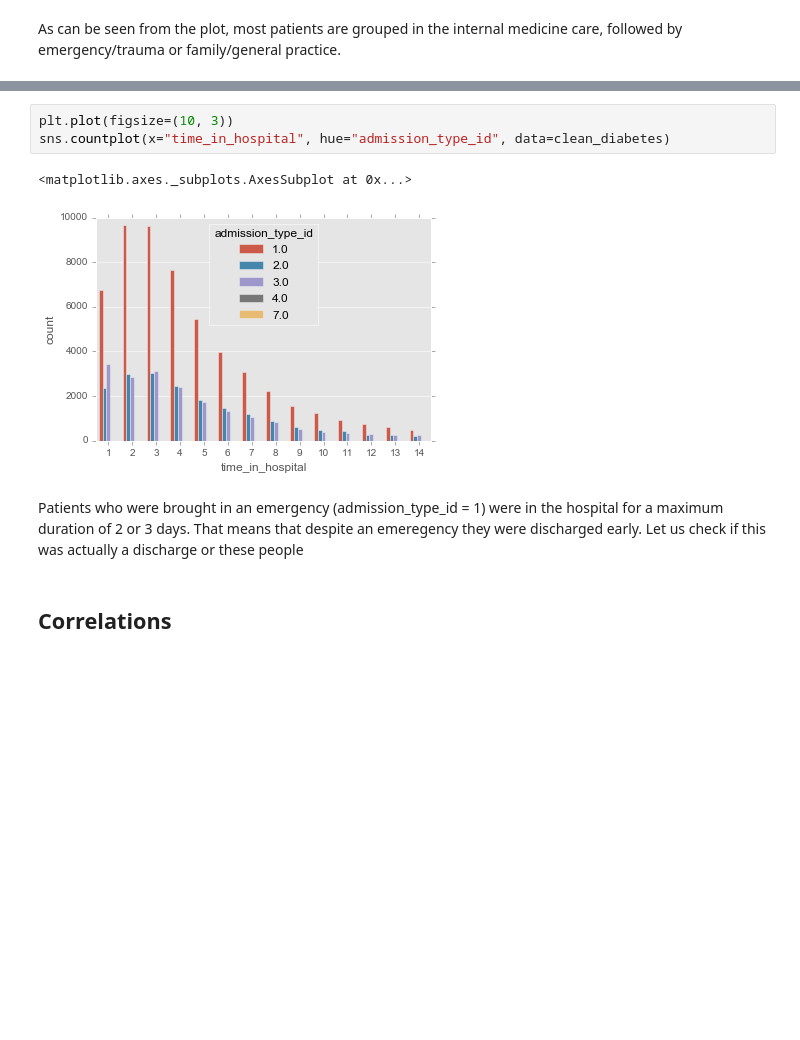
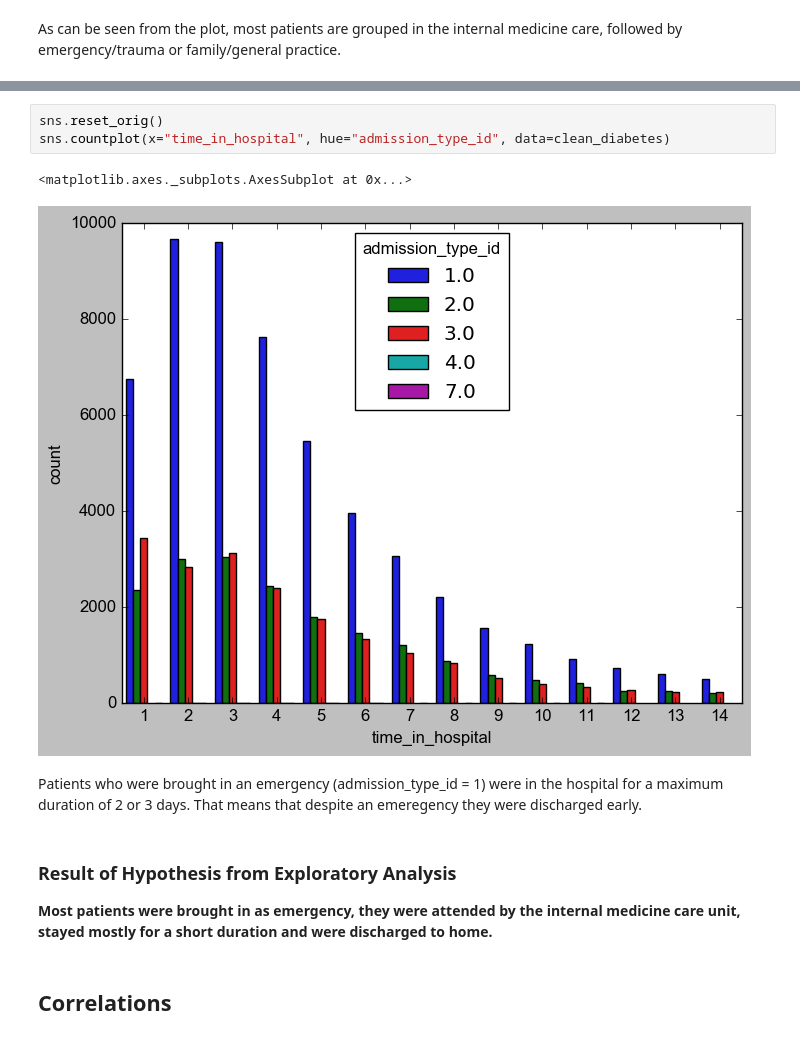
Before and after one commit to gaurikatyagi/Diabetes-Analysis, a Jupyter notebook: ExploratoryDataAnalysis-Diabetes.ipynb, the cells around one changed output, grey strips where cells are left out. Drawn from its saved outputs; the diff is of its cells as text; blank space fills up the shorter version.

Commit message:
Update analysis to include results and appendix

```diff
--- a/ExploratoryDataAnalysis-Diabetes.ipynb
+++ b/ExploratoryDataAnalysis-Diabetes.ipynb
@@ -335,11 +316,15 @@ This shows that maximum people are admitted for a duration of 3 days. This data
 # %%
-plt.plot(figsize=(10, 3))
+sns.reset_orig()
 sns.countplot(x="time_in_hospital", hue="admission_type_id", data=clean_diabetes)
 # %% [output]
 <matplotlib.axes._subplots.AxesSubplot at 0x...>
-[figure, old version]
+[figure, new version]
 # %% [markdown]
-Patients who were brought in an emergency (admission_type_id = 1) were in the hospital for a maximum duration of 2 or 3 days. That means that despite an emeregency they were discharged early. Let us check if this was actually a discharge or these people
+Patients who were brought in an emergency (admission_type_id = 1) were in the hospital for a maximum duration of 2 or 3 days. That means that despite an emeregency they were discharged early.
+# %% [markdown]
+### Result of Hypothesis from Exploratory Analysis
+
+**Most patients were brought in as emergency, they were attended by the internal medicine care unit, stayed mostly for a short duration and were discharged to home.**
 # %% [markdown]
 ## Correlations
 # %% [markdown]
```
Also changed, not shown: parts of 42 cells of this notebook.
